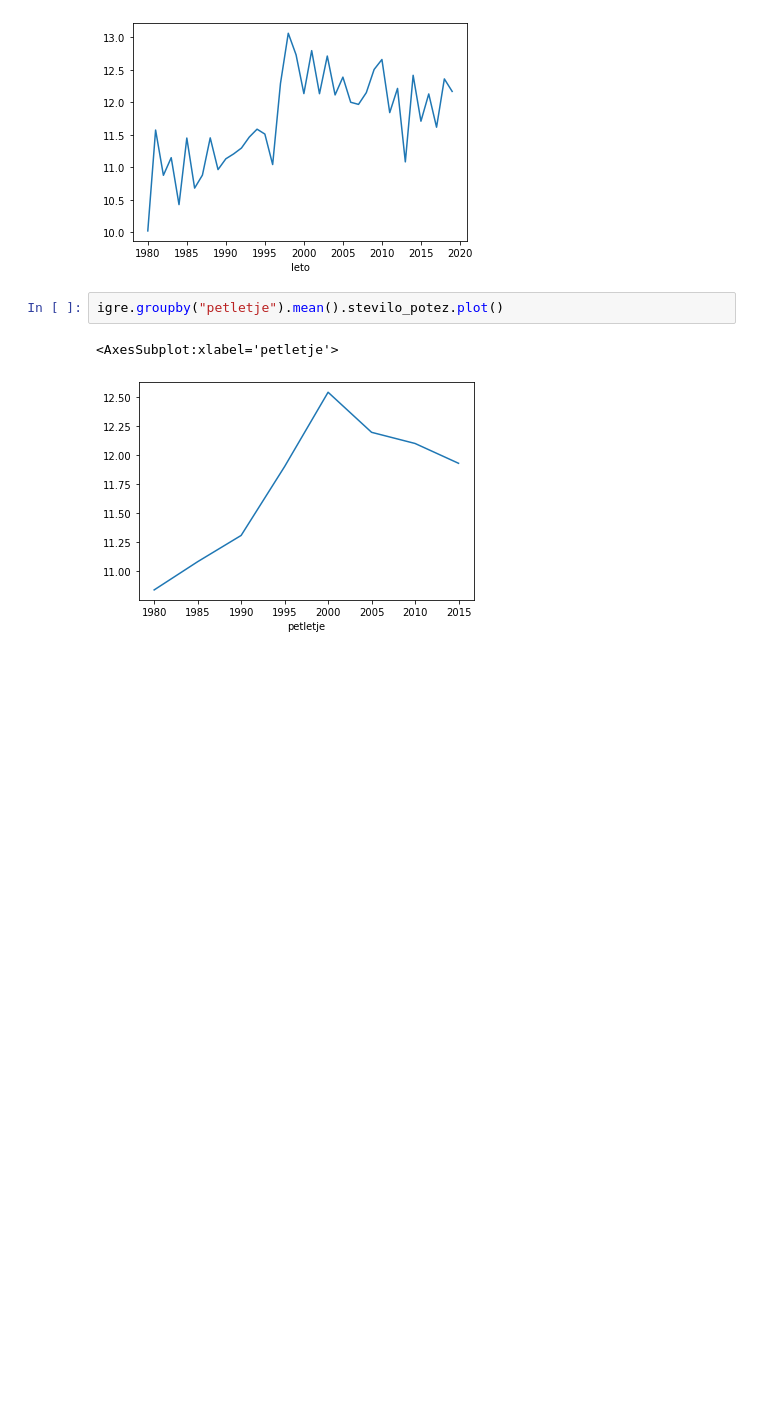
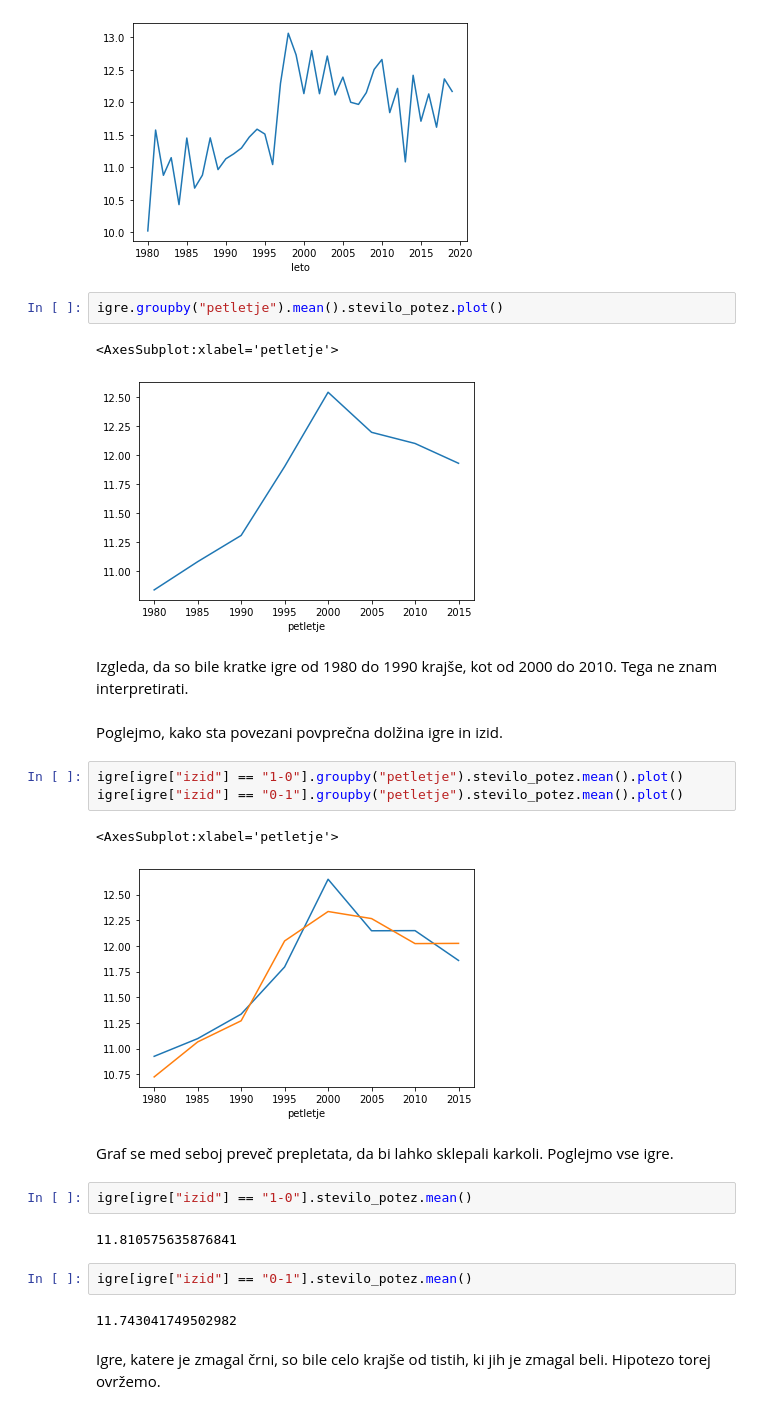
Before and after one commit to CadezDavid/Kratke_igre_saha, a Jupyter notebook: analiza.ipynb, the cells around one changed output. Saved outputs shown, nothing was run; the diff lists cells and outputs as text; blank space fills up the shorter version.

```diff
--- a/analiza.ipynb
+++ b/analiza.ipynb
@@ -173,3 +209,26 @@ igre.groupby("petletje").mean().stevilo_potez.plot()
 # %% [output]
 <AxesSubplot:xlabel='petletje'>
 [figure]
+# %% [markdown]
+Izgleda, da so bile kratke igre od 1980 do 1990 krajše, kot od 2000 do 2010. Tega ne znam interpretirati.
+# %% [markdown]
+Poglejmo, kako sta povezani povprečna dolžina igre in izid.
+# %%
+igre[igre["izid"] == "1-0"].groupby("petletje").stevilo_potez.mean().plot()
+igre[igre["izid"] == "0-1"].groupby("petletje").stevilo_potez.mean().plot()
+# %% [output]
+<AxesSubplot:xlabel='petletje'>
+[figure, added]
+# %% [markdown]
+Graf se med seboj preveč prepletata, da bi lahko sklepali karkoli.
+Poglejmo vse igre.
+# %%
+igre[igre["izid"] == "1-0"].stevilo_potez.mean()
+# %% [output]
+11.810575635876841
+# %%
+igre[igre["izid"] == "0-1"].stevilo_potez.mean()
+# %% [output]
+11.743041749502982
+# %% [markdown]
+Igre, katere je zmagal črni, so bile celo krajše od tistih, ki jih je zmagal beli. Hipotezo torej ovržemo.
```
Also changed, not shown: parts of 25 cells of this notebook.
